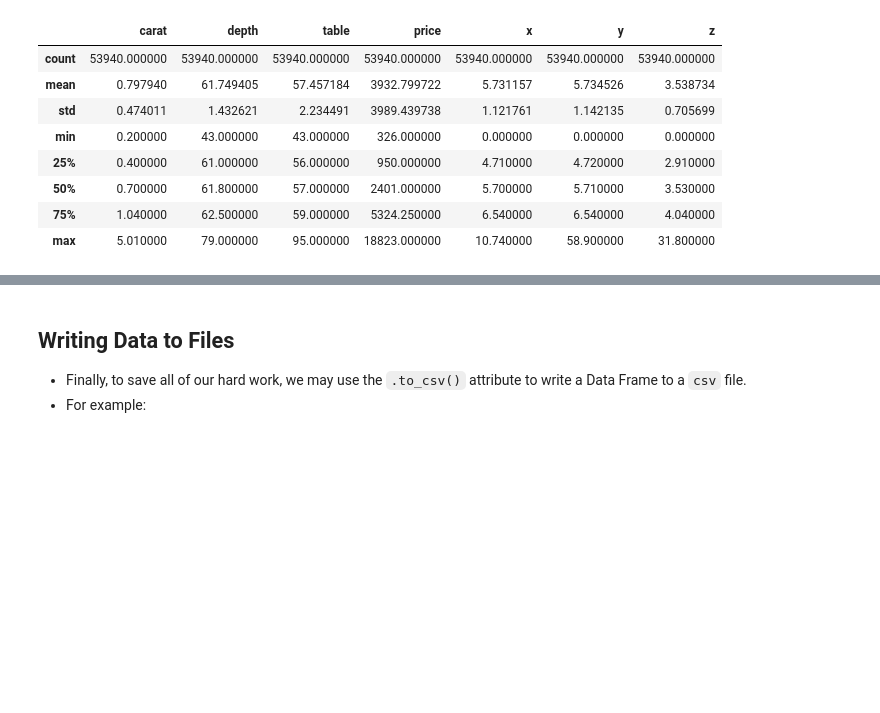
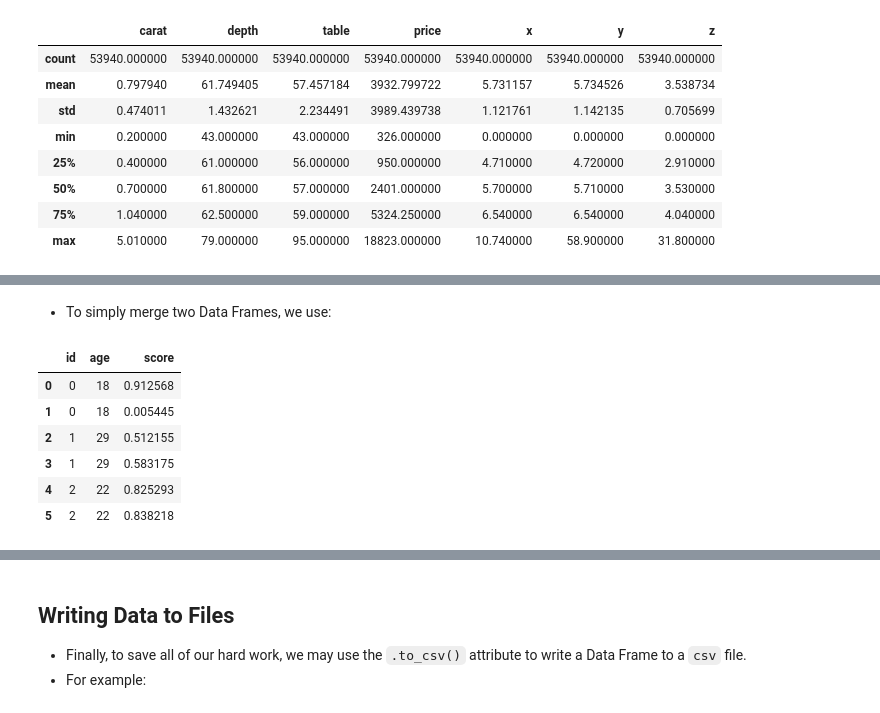
Before and after one commit to adriang1003/AM170B, a Jupyter notebook: Lectures/L2/Data Visualization and Pandas Bootcamp.ipynb, the cells around one changed output, grey strips where cells are left out. Cells and saved outputs as stored; diff of their text form; code cells hidden in the pictures; blank space fills up the shorter version.

```diff
--- a/Lectures/L2/Data Visualization and Pandas Bootcamp.ipynb
+++ b/Lectures/L2/Data Visualization and Pandas Bootcamp.ipynb
@@ -500,0 +525,13 @@ df.describe() # provides basic statistics for all numerical columns
+# %% [markdown]
+- To simply merge two Data Frames, we use:
+# %%
+new_df = pd.merge(df1,df2)
+new_df
+# %% [output]
+|  | id | age | score |
+| 0 | 0 | 18 | 0.912568 |
+| 1 | 0 | 18 | 0.005445 |
+| 2 | 1 | 29 | 0.512155 |
+| 3 | 1 | 29 | 0.583175 |
+| 4 | 2 | 22 | 0.825293 |
+| 5 | 2 | 22 | 0.838218 |
```
Also changed, not shown: parts of 9 cells of this notebook.
